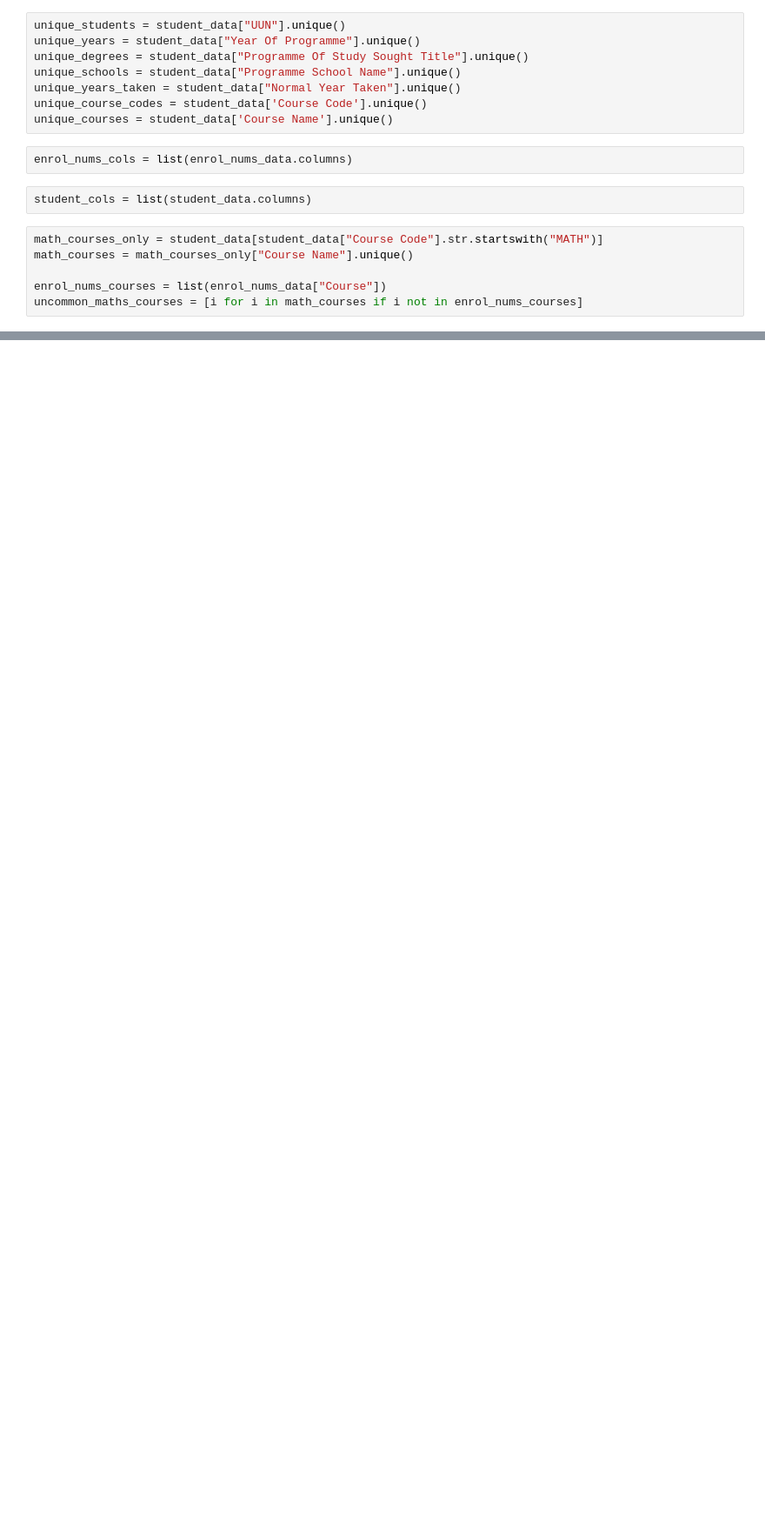
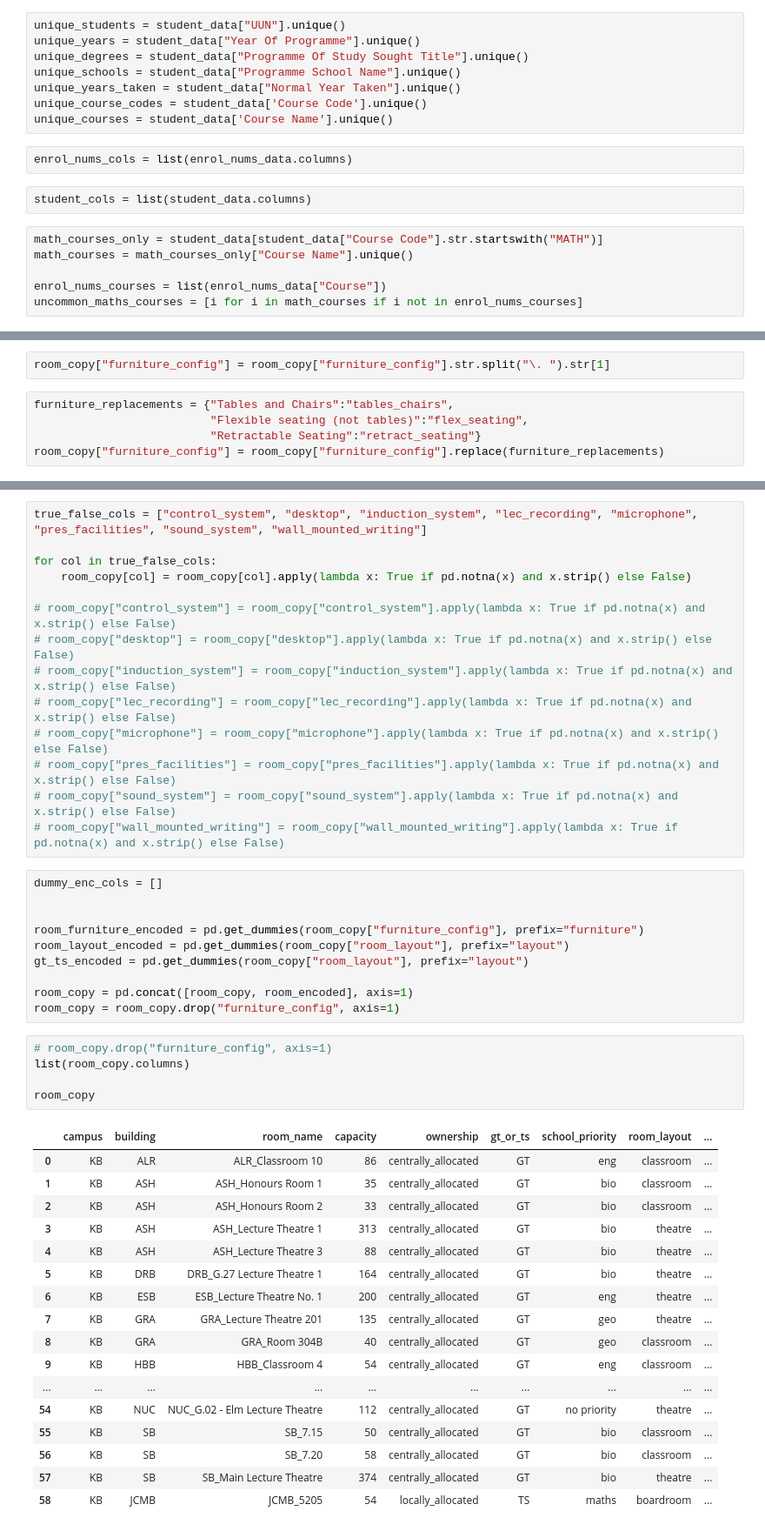
Before and after one commit to mayezharis/taor_project, a Jupyter notebook: data_processing.ipynb, the cells around one changed output, grey strips where cells are left out. Shown: that part at 87% size. Saved outputs shown, nothing was run; the diff lists cells and outputs as text; blank space fills up the shorter version.

```diff
--- a/data_processing.ipynb
+++ b/data_processing.ipynb
@@ -41,0 +118,7 @@ uncommon_maths_courses = [i for i in math_courses if i not in enrol_nums_courses
+# %%
+room_copy["furniture_config"] = room_copy["furniture_config"].str.split("\. ").str[1]
+# %%
+furniture_replacements = {"Tables and Chairs":"tables_chairs",
+                          "Flexible seating (not tables)":"flex_seating",
+                          "Retractable Seating":"retract_seating"}
+room_copy["furniture_config"] = room_copy["furniture_config"].replace(furniture_replacements)
@@ -41,0 +129,47 @@ uncommon_maths_courses = [i for i in math_courses if i not in enrol_nums_courses
+# %%
+true_false_cols = ["control_system", "desktop", "induction_system", "lec_recording", "microphone", "pres_facilities", "sound_system", "wall_mounted_writing"]
+
+for col in true_false_cols:
+    room_copy[col] = room_copy[col].apply(lambda x: True if pd.notna(x) and x.strip() else False)
+
+# room_copy["control_system"] = room_copy["control_system"].apply(lambda x: True if pd.notna(x) and x.strip() else False)
+# room_copy["desktop"] = room_copy["desktop"].apply(lambda x: True if pd.notna(x) and x.strip() else False)
+# room_copy["induction_system"] = room_copy["induction_system"].apply(lambda x: True if pd.notna(x) and x.strip() else False)
+# room_copy["lec_recording"] = room_copy["lec_recording"].apply(lambda x: True if pd.notna(x) and x.strip() else False)
+# room_copy["microphone"] = room_copy["microphone"].apply(lambda x: True if pd.notna(x) and x.strip() else False)
+# room_copy["pres_facilities"] = room_copy["pres_facilities"].apply(lambda x: True if pd.notna(x) and x.strip() else False)
+# room_copy["sound_system"] = room_copy["sound_system"].apply(lambda x: True if pd.notna(x) and x.strip() else False)
+# room_copy["wall_mounted_writing"] = room_copy["wall_mounted_writing"].apply(lambda x: True if pd.notna(x) and x.strip() else False)
+# %%
+dummy_enc_cols = []
+
+
+room_furniture_encoded = pd.get_dummies(room_copy["furniture_config"], prefix="furniture")
+room_layout_encoded = pd.get_dummies(room_copy["room_layout"], prefix="layout")
+gt_ts_encoded = pd.get_dummies(room_copy["room_layout"], prefix="layout")
+
+room_copy = pd.concat([room_copy, room_encoded], axis=1)
+room_copy = room_copy.drop("furniture_config", axis=1)
+# %%
+# room_copy.drop("furniture_config", axis=1)
+list(room_copy.columns)
+
+room_copy
+# %% [output]
+|  | campus | building | room_name | capacity | ownership | gt_or_ts | school_priority | room_layout | ... |
+| 0 | KB | ALR | ALR_Classroom 10 | 86 | centrally_allocated | GT | eng | classroom | ... |
+| 1 | KB | ASH | ASH_Honours Room 1 | 35 | centrally_allocated | GT | bio | classroom | ... |
+| 2 | KB | ASH | ASH_Honours Room 2 | 33 | centrally_allocated | GT | bio | classroom | ... |
+| 3 | KB | ASH | ASH_Lecture Theatre 1 | 313 | centrally_allocated | GT | bio | theatre | ... |
+| 4 | KB | ASH | ASH_Lecture Theatre 3 | 88 | centrally_allocated | GT | bio | theatre | ... |
+| 5 | KB | DRB | DRB_G.27 Lecture Theatre 1 | 164 | centrally_allocated | GT | bio | theatre | ... |
+| 6 | KB | ESB | ESB_Lecture Theatre No. 1 | 200 | centrally_allocated | GT | eng | theatre | ... |
+| 7 | KB | GRA | GRA_Lecture Theatre 201 | 135 | centrally_allocated | GT | geo | theatre | ... |
+| 8 | KB | GRA | GRA_Room 304B | 40 | centrally_allocated | GT | geo | classroom | ... |
+| 9 | KB | HBB | HBB_Classroom 4 | 54 | centrally_allocated | GT | eng | classroom | ... |
+| ... | ... | ... | ... | ... | ... | ... | ... | ... | ... |
+| 54 | KB | NUC | NUC_G.02 - Elm Lecture Theatre | 112 | centrally_allocated | GT | no priority | theatre | ... |
+| 55 | KB | SB | SB_7.15 | 50 | centrally_allocated | GT | bio | classroom | ... |
+| 56 | KB | SB | SB_7.20 | 58 | centrally_allocated | GT | bio | classroom | ... |
+| 57 | KB | SB | SB_Main Lecture Theatre | 374 | centrally_allocated | GT | bio | theatre | ... |
+| 58 | KB | JCMB | JCMB_5205 | 54 | locally_allocated | TS | maths | boardroom | ... |
```
Also changed, not shown: parts of 14 cells of this notebook, 4 other files.
